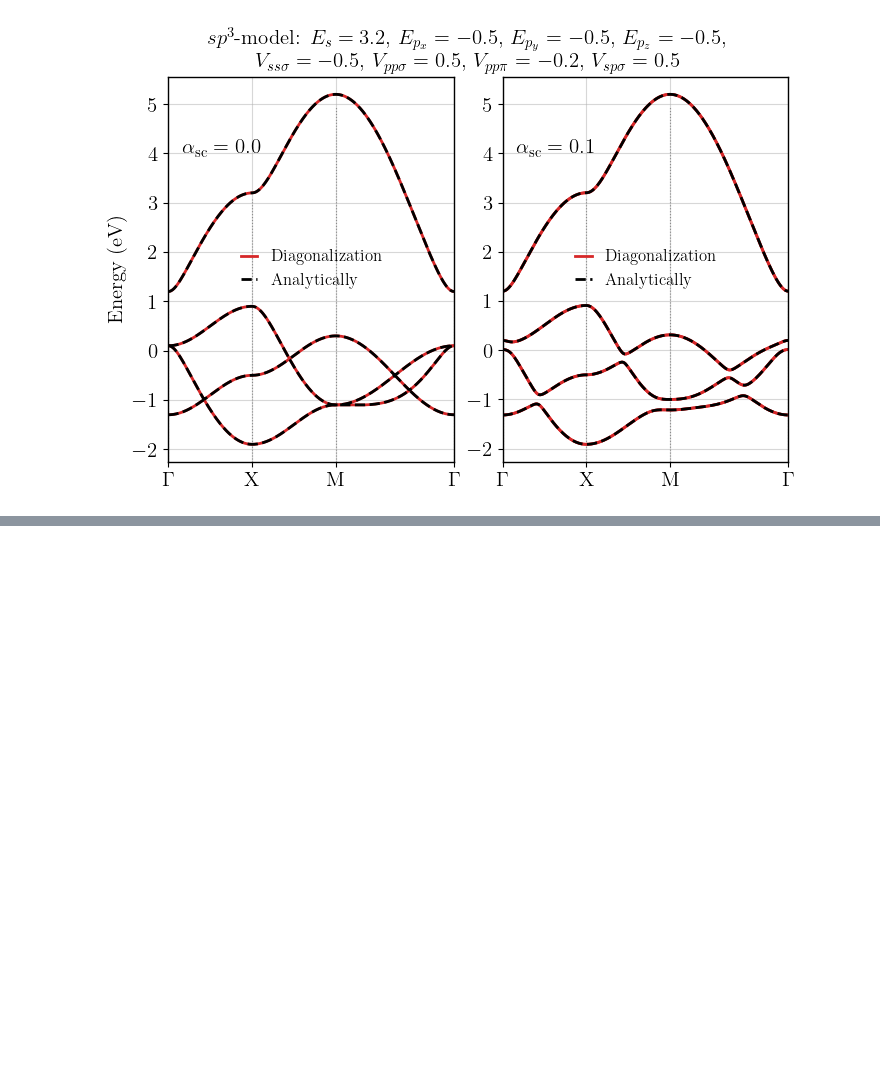
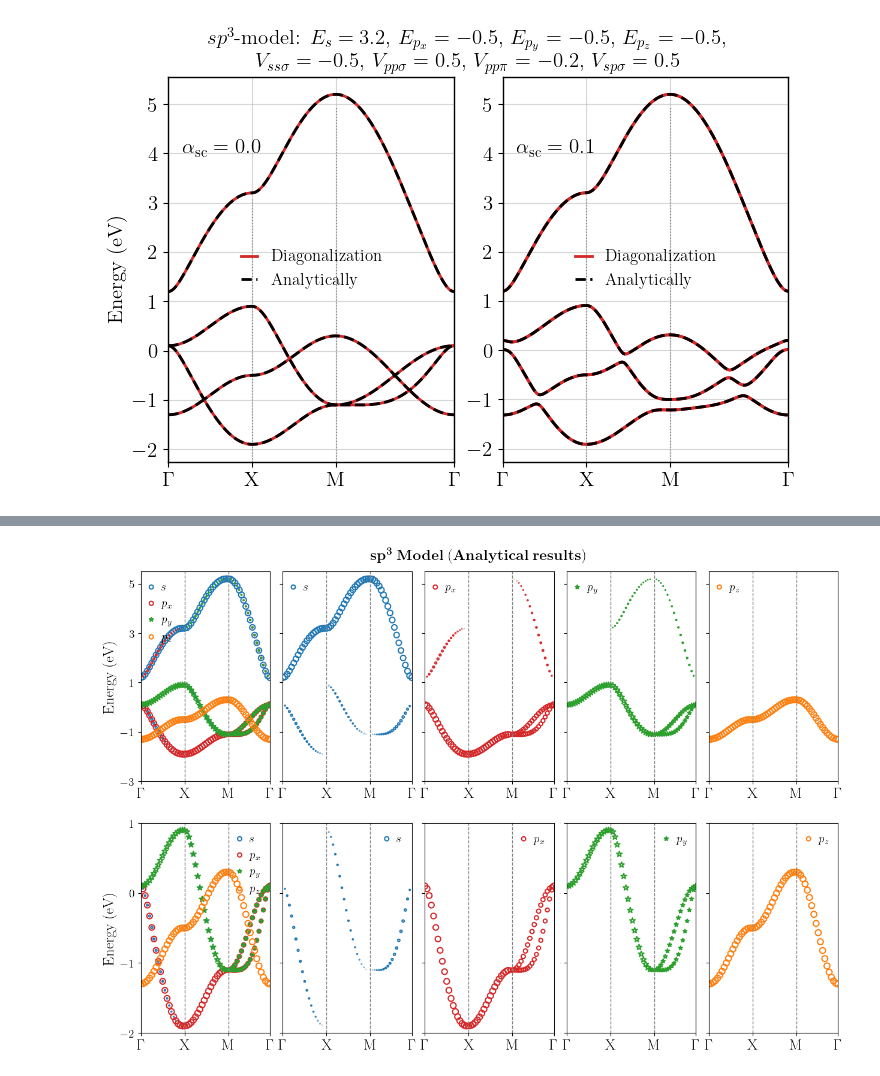
Before and after one commit to KJohnmar/INL-OBELIX-2026, a Jupyter notebook: sp3-model/square-lattice/sp3-model-SquareLattice.ipynb, the cells around one changed output, grey strips where cells are left out. Cells and saved outputs as stored; diff of their text form; code cells hidden in the pictures; blank space fills up the shorter version.

```diff
--- a/sp3-model/square-lattice/sp3-model-SquareLattice.ipynb
+++ b/sp3-model/square-lattice/sp3-model-SquareLattice.ipynb
@@ -1146,0 +1149,20 @@ if __name__ == "__main__":
+# %%
+"""
+******** Parameter dictionary for electronic band models ***********
+    a       : Lattice parameter (in nm)
+    eps1    : s-orbital energy
+    eps2    : p-orbital energy
+    tss     : s-s orbital hopping
+    tpsigma : p-p sigma hopping
+    tppi    : p-p pi hopping
+    tsp     : s-p hopping
+    lsoc    : Spin-orbit coupling (SOC) strength
+"""
+
+"""
+Each orbital will be treated as a separate sublattice
+"""
+_default_sp3 = {
+    # ->      [     a,   E_s,   E_px,   E_py,   E_pz,  V_ss_sigma,   V_pp_sigma,   V_pp_pi,   V_sp_sigma,     soc]
+    "SP3-Go": [   1.0,   3.2,   -0.5,   -0.5,   -0.5,        -0.5,          0.5,      -0.2,          0.5,     0.1]
+}
@@ -1146,0 +1522,57 @@ if __name__ == "__main__":
+# %%
+def main_BandStructure_1N_analytically():
+    # Adjust the figure size to fit both plots side-by-side
+    fig = plt.figure(figsize=(15, 10))
+
+    # Create the gridspec
+    gs_main = gridspec.GridSpec(2, 5, figure=fig, wspace=0.1)
+
+    # Create the subplots
+    ax1 = fig.add_subplot(gs_main[0, 0])
+    ax2 = fig.add_subplot(gs_main[0, 1])
+    ax3 = fig.add_subplot(gs_main[0, 2])
+    ax4 = fig.add_subplot(gs_main[0, 3])
+    ax5 = fig.add_subplot(gs_main[0, 4])
+    ax6 = fig.add_subplot(gs_main[1, 0])
+    ax7 = fig.add_subplot(gs_main[1, 1])
+    ax8 = fig.add_subplot(gs_main[1, 2])
+    ax9 = fig.add_subplot(gs_main[1, 3])
+    ax10 = fig.add_subplot(gs_main[1, 4])
+
+    # Custom high-symmetry points (No write "a"):
+    Gamma_pt = [0, 0]
+    X_pt = [np.pi, 0]
+    M_pt = [np.pi, np.pi]
+    HS_points = np.array([Gamma_pt, X_pt, M_pt, Gamma_pt])
+
+    name = "SP3-Go"
+
+    k_ax, hs_ax, bands, band_s, band_x, band_y, band_z = calculate_SP3_with_projections(20, name, HS_points, soc=False)
+    plot_Projected_bands(ax1, k_ax, hs_ax, bands, band_s, band_x, band_y, band_z, -3, 5.5, 2)
+    plot_Projected_bands(ax2, k_ax, hs_ax, bands, band_s, band_x, band_y, band_z, -3, 5.5, 2, True, False, False, False)
+    plot_Projected_bands(ax3, k_ax, hs_ax, bands, band_s, band_x, band_y, band_z, -3, 5.5, 2, False, True, False, False)
+    plot_Projected_bands(ax4, k_ax, hs_ax, bands, band_s, band_x, band_y, band_z, -3, 5.5, 2, False, False, True, False)
+    plot_Projected_bands(ax5, k_ax, hs_ax, bands, band_s, band_x, band_y, band_z, -3, 5.5, 2, False, False, False, True)
+
+    plot_Projected_bands(ax6, k_ax, hs_ax, bands, band_s, band_x, band_y, band_z, -2, 1, 1)
+    plot_Projected_bands(ax7, k_ax, hs_ax, bands, band_s, band_x, band_y, band_z, -2, 1, 1, True, False, False, False)
+    plot_Projected_bands(ax8, k_ax, hs_ax, bands, band_s, band_x, band_y, band_z, -2, 1, 1, False, True, False, False)
+    plot_Projected_bands(ax9, k_ax, hs_ax, bands, band_s, band_x, band_y, band_z, -2, 1, 1, False, False, True, False)
+    plot_Projected_bands(ax10, k_ax, hs_ax, bands, band_s, band_x, band_y, band_z, -2, 1, 1, False, False, False, True)
+
+
+
+    fig.suptitle(r"$\mathbf{sp^3\ Model\ (Analytical\ results)}$ ", fontsize=18, fontweight=900, y=0.92)
+
+    # Finalization
+    plt.tight_layout()
+    #plt.subplots_adjust(left=0.05, right=0.95, bottom=0.05, top=0.95,
+    #                      hspace=0.4, wspace=0.4)
+
+    plt.show()
+    plt.close()
+
+if __name__ == "__main__":
+    main_BandStructure_1N_analytically()
+# %% [output]
+[figure, added]
```
Also changed, not shown: parts of 18 cells of this notebook.
